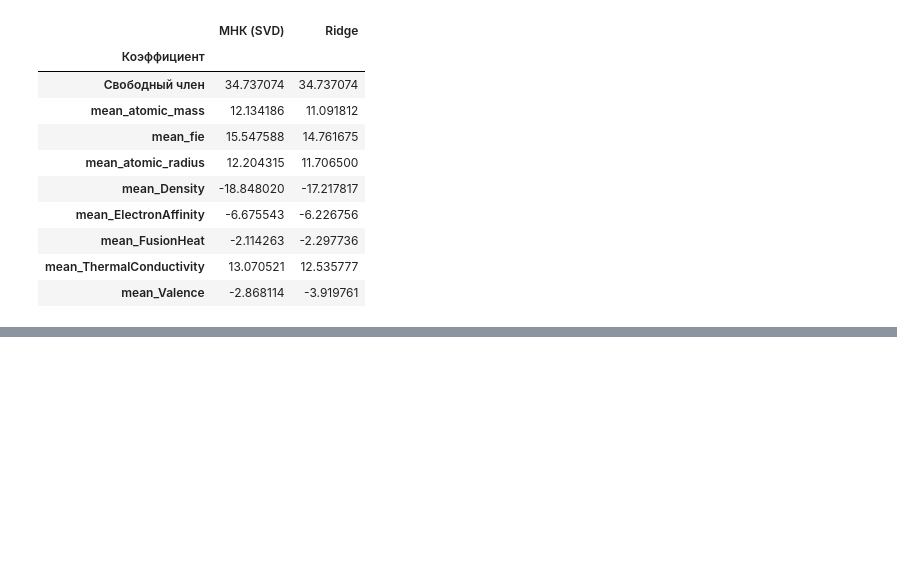
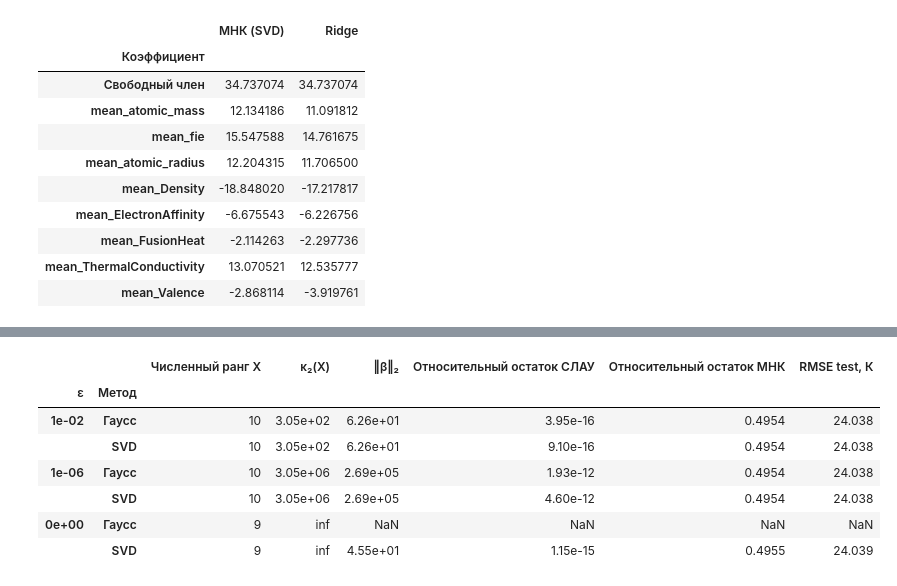
Before and after one commit to aibryanov/MOMO_labs, a Jupyter notebook: lab_1/lab_1.ipynb, the cells around one changed output, grey strips where cells are left out. Saved outputs shown, nothing was run; the diff lists cells and outputs as text; code cells hidden in the pictures; blank space fills up the shorter version.

```diff
--- a/lab_1/lab_1.ipynb
+++ b/lab_1/lab_1.ipynb
@@ -1591,0 +1698,9 @@ with pd.option_context("display.max_columns", None, "display.float_format", "{:.
+# %%
+solver_summary = comparison_svd.set_index("Метод")[[
+    "Отличие β от SVD", "Относительный остаток СЛАУ", "Относительный остаток МНК",
+    "RMSE train, К", "RMSE test, К",
+]]
+solver_summary = solver_summary.round({"Относительный остаток МНК": 4, "RMSE train, К": 3, "RMSE test, К": 3})
+for column in ["Отличие β от SVD", "Относительный остаток СЛАУ"]:
+    solver_summary[column] = solver_summary[column].map("{:.2e}".format)
+solver_summary
@@ -1591,0 +1736,19 @@ with pd.option_context("display.max_columns", None, "display.float_format", "{:.
+# %%
+conditioning_summary = conditioning_results[[
+    "ε", "Метод", "Численный ранг X", "κ₂(X)", "‖β‖₂", "Относительный остаток СЛАУ",
+    "Относительный остаток МНК", "RMSE test, К",
+]].copy()
+conditioning_summary["ε"] = conditioning_summary["ε"].map("{:.0e}".format)
+# Научная запись оставляет видимыми и большие веса, и малые остатки.
+for column in ["κ₂(X)", "‖β‖₂", "Относительный остаток СЛАУ"]:
+    conditioning_summary[column] = conditioning_summary[column].map("{:.2e}".format, na_action="ignore")
+conditioning_summary.set_index(["ε", "Метод"]).round({"Относительный остаток МНК": 4, "RMSE test, К": 3})
+# %% [output]
+|  |  | Численный ранг X | κ₂(X) | ‖β‖₂ | Относительный остаток СЛАУ | Относительный остаток МНК | RMSE test, К |
+| ε | Метод |  |  |  |  |  |  |
+| 1e-02 | Гаусс | 10 | 3.05e+02 | 6.26e+01 | 3.95e-16 | 0.4954 | 24.038 |
+|  | SVD | 10 | 3.05e+02 | 6.26e+01 | 9.10e-16 | 0.4954 | 24.038 |
+| 1e-06 | Гаусс | 10 | 3.05e+06 | 2.69e+05 | 1.93e-12 | 0.4954 | 24.038 |
+|  | SVD | 10 | 3.05e+06 | 2.69e+05 | 4.60e-12 | 0.4954 | 24.038 |
+| 0e+00 | Гаусс | 9 | inf | NaN | NaN | NaN | NaN |
+|  | SVD | 9 | inf | 4.55e+01 | 1.15e-15 | 0.4955 | 24.039 |
```
Also changed, not shown: parts of 54 cells of this notebook.
